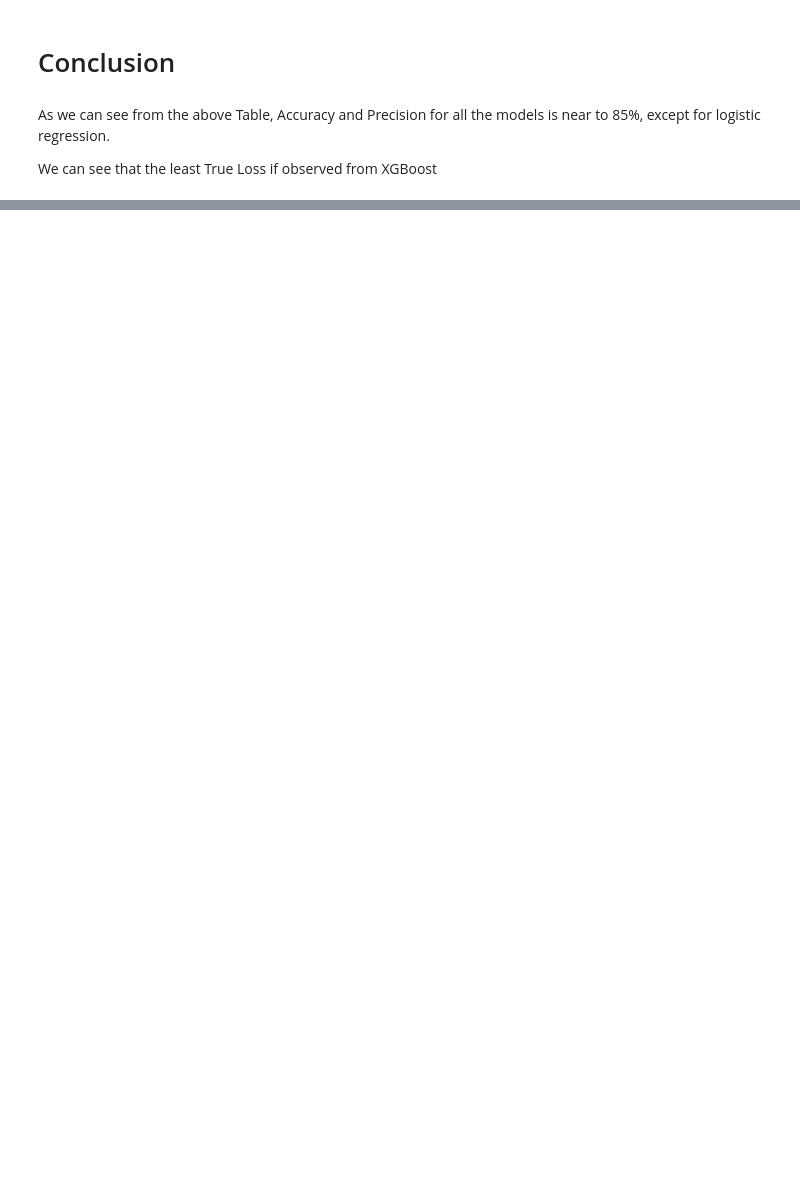
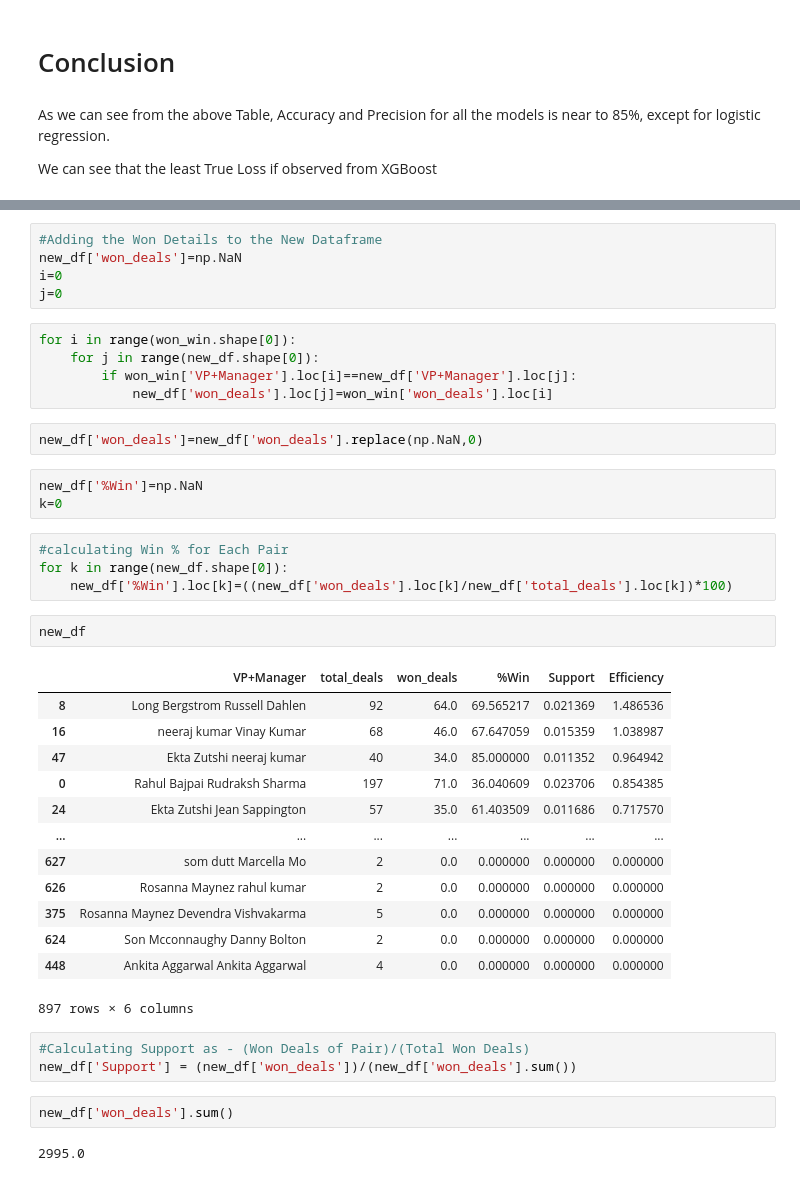
Before and after one commit to imkushwaha/Win_Prediction_Analytics, a Jupyter notebook: Feature_Engineering_Final.ipynb, the cells around one changed output, grey strips where cells are left out. Cells and saved outputs as stored; diff of their text form; blank space fills up the shorter version.

```diff
--- a/Feature_Engineering_Final.ipynb
+++ b/Feature_Engineering_Final.ipynb
@@ -766,0 +849,42 @@ We can see that the least True Loss if observed from XGBoost
+# %%
+#Adding the Won Details to the New Dataframe
+new_df['won_deals']=np.NaN
+i=0
+j=0
+# %%
+for i in range(won_win.shape[0]):
+    for j in range(new_df.shape[0]):
+        if won_win['VP+Manager'].loc[i]==new_df['VP+Manager'].loc[j]:
+            new_df['won_deals'].loc[j]=won_win['won_deals'].loc[i]
+# %%
+new_df['won_deals']=new_df['won_deals'].replace(np.NaN,0)
+# %%
+new_df['%Win']=np.NaN
+k=0
+# %%
+#calculating Win % for Each Pair
+for k in range(new_df.shape[0]):
+    new_df['%Win'].loc[k]=((new_df['won_deals'].loc[k]/new_df['total_deals'].loc[k])*100)
+# %%
+new_df
+# %% [output]
+|  | VP+Manager | total_deals | won_deals | %Win | Support | Efficiency |
+| 8 | Long Bergstrom Russell Dahlen | 92 | 64.0 | 69.565217 | 0.021369 | 1.486536 |
+| 16 | neeraj kumar Vinay Kumar | 68 | 46.0 | 67.647059 | 0.015359 | 1.038987 |
+| 47 | Ekta Zutshi neeraj kumar | 40 | 34.0 | 85.000000 | 0.011352 | 0.964942 |
+| 0 | Rahul Bajpai Rudraksh Sharma | 197 | 71.0 | 36.040609 | 0.023706 | 0.854385 |
+| 24 | Ekta Zutshi Jean Sappington | 57 | 35.0 | 61.403509 | 0.011686 | 0.717570 |
+| ... | ... | ... | ... | ... | ... | ... |
+| 627 | som dutt Marcella Mo | 2 | 0.0 | 0.000000 | 0.000000 | 0.000000 |
+| 626 | Rosanna Maynez rahul kumar | 2 | 0.0 | 0.000000 | 0.000000 | 0.000000 |
+| 375 | Rosanna Maynez Devendra Vishvakarma | 5 | 0.0 | 0.000000 | 0.000000 | 0.000000 |
+| 624 | Son Mcconnaughy Danny Bolton | 2 | 0.0 | 0.000000 | 0.000000 | 0.000000 |
+| 448 | Ankita Aggarwal Ankita Aggarwal | 4 | 0.0 | 0.000000 | 0.000000 | 0.000000 |
+897 rows × 6 columns
+# %%
+#Calculating Support as - (Won Deals of Pair)/(Total Won Deals)
+new_df['Support'] = (new_df['won_deals'])/(new_df['won_deals'].sum())
+# %%
+new_df['won_deals'].sum()
+# %% [output]
+2995.0
```
Also changed, not shown: parts of 49 cells of this notebook, 1 other file.
